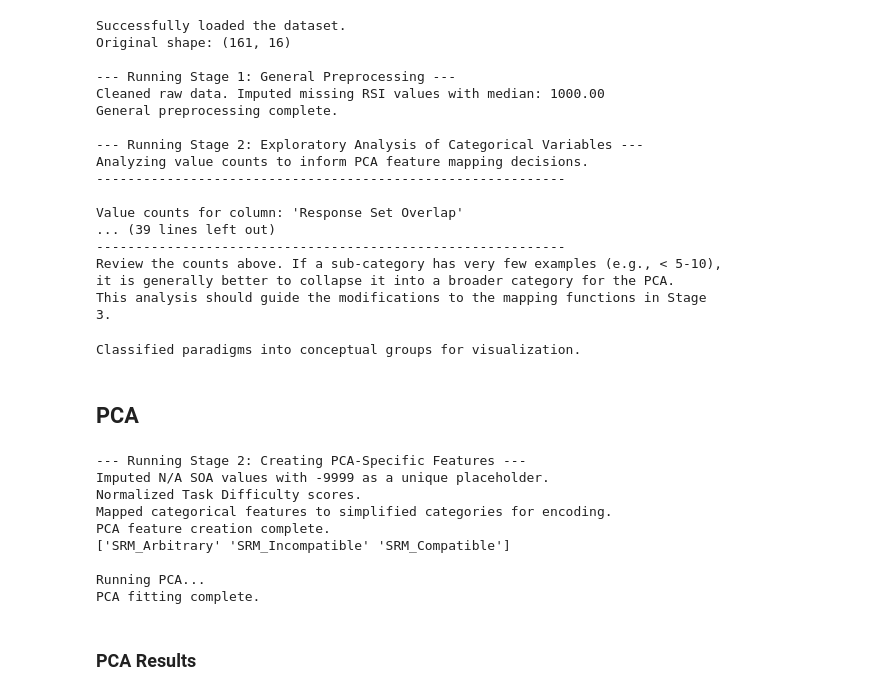
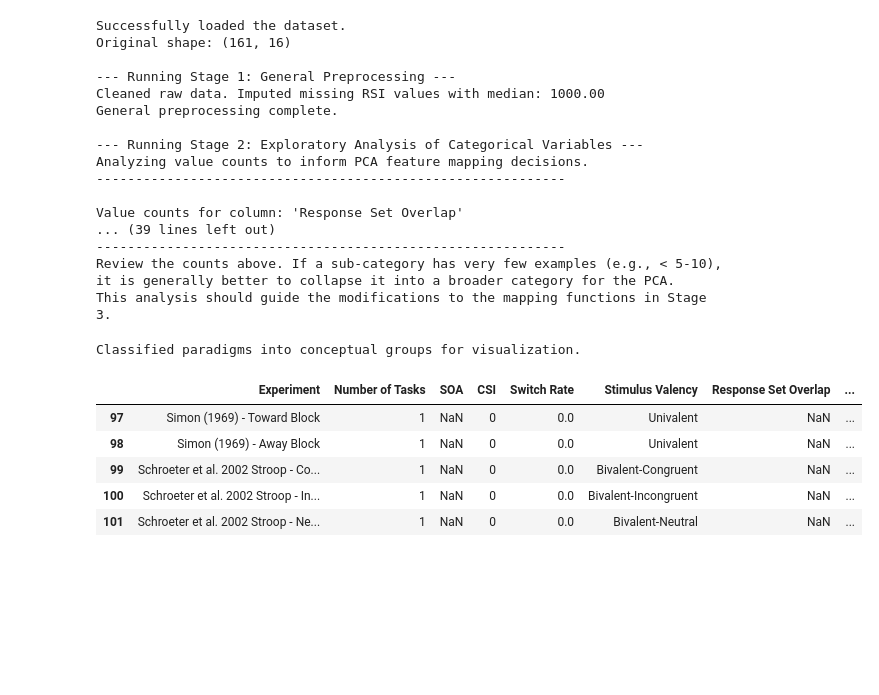
Before and after one commit to syntactic/Cognitive-Control-Paradigm-Integration, a Jupyter notebook: pca_csv.ipynb, the cells around one changed output. Cells and saved outputs as stored; diff of their text form; code cells hidden in the pictures; blank space fills up the shorter version.

```diff
--- a/pca_csv.ipynb
+++ b/pca_csv.ipynb
@@ -215,45 +279,12 @@ This analysis should guide the modifications to the mapping functions in Stage 3
 # %%
 df_cleaned['Paradigm'] = df_cleaned.apply(classify_paradigm, axis=1)
 print("\nClassified paradigms into conceptual groups for visualization.")
+df_cleaned[df_cleaned['Paradigm'] == 'Other']
 # %% [output]
 Classified paradigms into conceptual groups for visualization.
+|  | Experiment | Number of Tasks | SOA | CSI | Switch Rate | Stimulus Valency | Response Set Overlap | ... |
+| 97 | Simon (1969) - Toward Block | 1 | NaN | 0 | 0.0 | Univalent | NaN | ... |
+| 98 | Simon (1969) - Away Block | 1 | NaN | 0 | 0.0 | Univalent | NaN | ... |
+| 99 | Schroeter et al. 2002 Stroop - Co... | 1 | NaN | 0 | 0.0 | Bivalent-Congruent | NaN | ... |
+| 100 | Schroeter et al. 2002 Stroop - In... | 1 | NaN | 0 | 0.0 | Bivalent-Incongruent | NaN | ... |
+| 101 | Schroeter et al. 2002 Stroop - Ne... | 1 | NaN | 0 | 0.0 | Bivalent-Neutral | NaN | ... |
-# %% [markdown]
-## PCA
-# %%
-pca_input_df, numerical_cols, categorical_cols = create_pca_features(df_cleaned)
-
-# 5. Create and Run PCA Pipeline
-preprocessor = ColumnTransformer(
-    transformers=[
-        ('num', StandardScaler(), numerical_cols),
-        ('cat', OneHotEncoder(handle_unknown='ignore', drop='first'), categorical_cols)
-    ],
-    remainder='passthrough'
-)
-
-pca_pipeline = Pipeline(steps=[
-    ('preprocessor', preprocessor),
-    ('pca', PCA())
-])
-
-print("\nRunning PCA...")
-pca_pipeline.fit(pca_input_df)
-pca = pca_pipeline.named_steps['pca']
-preprocessor_fitted = pca_pipeline.named_steps['preprocessor']
-
-ohe_feature_names = preprocessor_fitted.named_transformers_['cat'].get_feature_names_out(categorical_cols)
-all_feature_names = numerical_cols + list(ohe_feature_names)
-
-print("PCA fitting complete.")
-# %% [output]
---- Running Stage 2: Creating PCA-Specific Features ---
-Imputed N/A SOA values with -9999 as a unique placeholder.
-Normalized Task Difficulty scores.
-Mapped categorical features to simplified categories for encoding.
-PCA feature creation complete.
-['SRM_Arbitrary' 'SRM_Incompatible' 'SRM_Compatible']
-
-Running PCA...
-PCA fitting complete.
-# %% [markdown]
-### PCA Results
```
Also changed, not shown: parts of 20 cells of this notebook, 7 other files.
